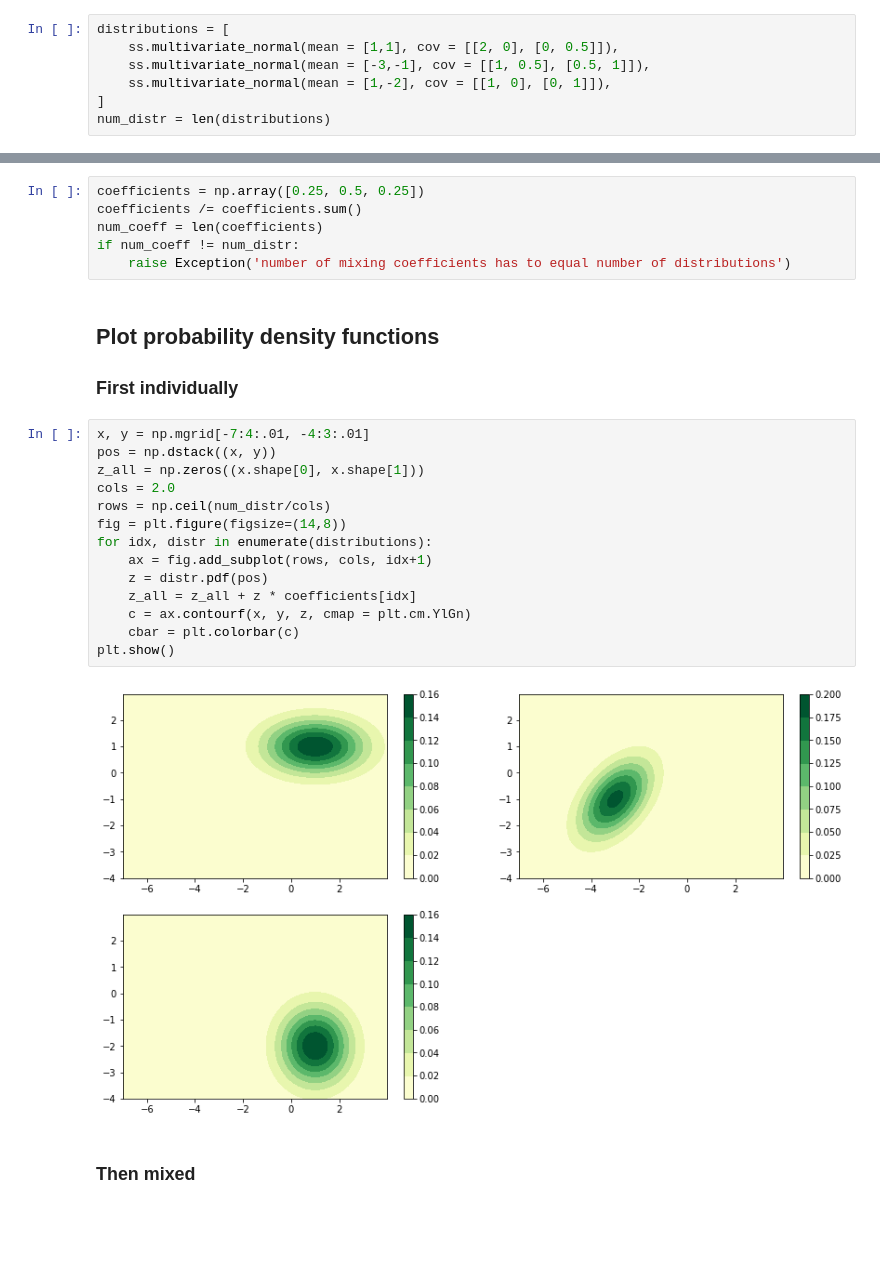
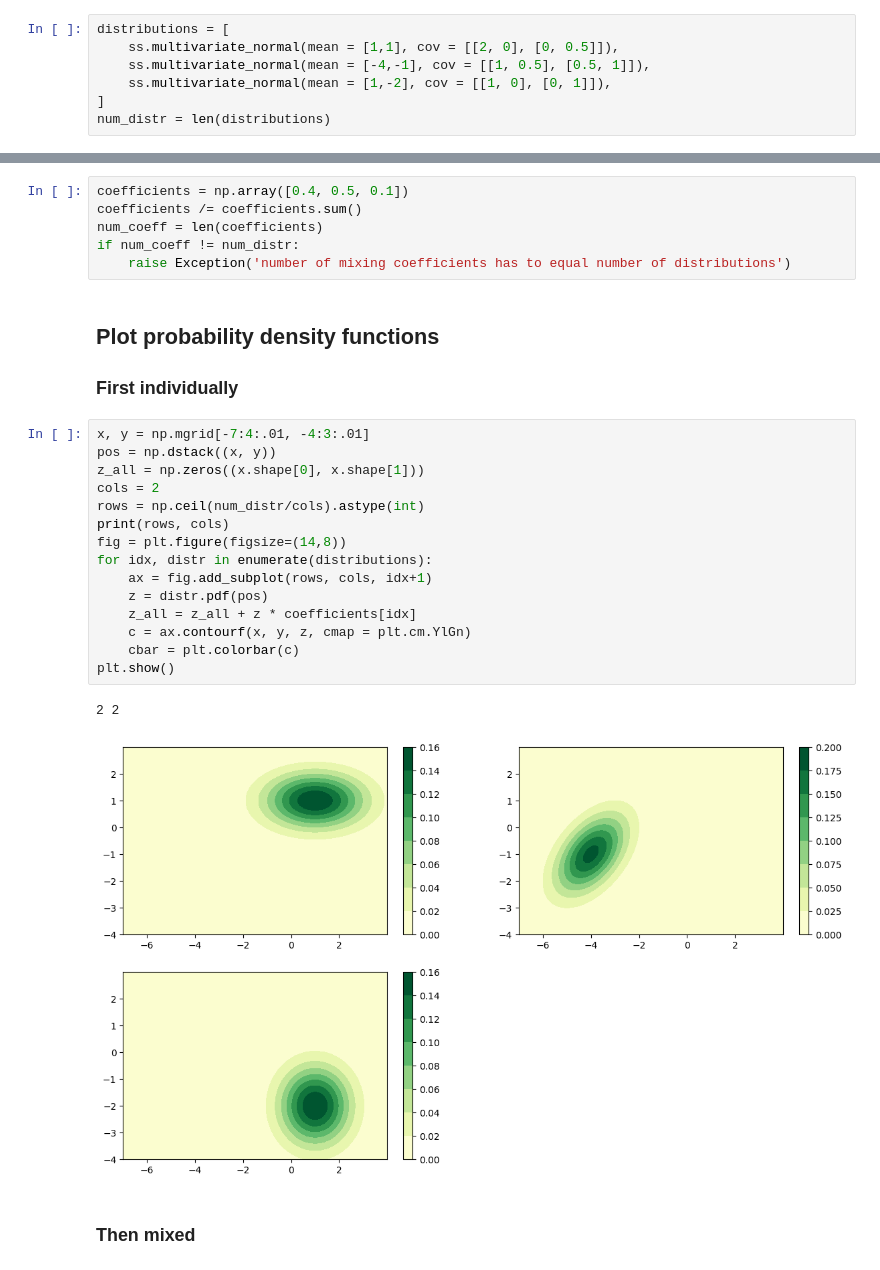
Before and after one commit to ACFaul/Clustering-Python, a Jupyter notebook: 1_GaussianMixture.ipynb, the cells around one changed output, grey strips where cells are left out. Saved outputs shown, nothing was run; the diff lists cells and outputs as text; blank space fills up the shorter version.

```diff
--- a/1_GaussianMixture.ipynb
+++ b/1_GaussianMixture.ipynb
@@ -18,7 +18,7 @@ Here the mixture is composed of three normal distributions, sopecified by their
 # %%
 distributions = [
     ss.multivariate_normal(mean = [1,1], cov = [[2, 0], [0, 0.5]]),
-    ss.multivariate_normal(mean = [-3,-1], cov = [[1, 0.5], [0.5, 1]]),
+    ss.multivariate_normal(mean = [-4,-1], cov = [[1, 0.5], [0.5, 1]]),
     ss.multivariate_normal(mean = [1,-2], cov = [[1, 0], [0, 1]]),
 ]
 num_distr = len(distributions)
@@ -26,7 +26,7 @@ num_distr = len(distributions)
 ## Define mixing coefficients
 <font color='red'> The mixing coefficients define with which probability a sample is generated from a particular distribution</font>. If necessary, the coefficients are scaled to add to one. An exception is raised, if the number of coefficients is not equal to the number of distributuions.
 # %%
-coefficients = np.array([0.25, 0.5, 0.25])
+coefficients = np.array([0.4, 0.5, 0.1])
 coefficients /= coefficients.sum()
 num_coeff = len(coefficients)
 if num_coeff != num_distr:
@@ -37,19 +37,21 @@ if num_coeff != num_distr:
 # %%
 x, y = np.mgrid[-7:4:.01, -4:3:.01]
 pos = np.dstack((x, y))
 z_all = np.zeros((x.shape[0], x.shape[1]))
-cols = 2.0
-rows = np.ceil(num_distr/cols)
+cols = 2
+rows = np.ceil(num_distr/cols).astype(int)
+print(rows, cols)
 fig = plt.figure(figsize=(14,8))
 for idx, distr in enumerate(distributions):
     ax = fig.add_subplot(rows, cols, idx+1)
     z = distr.pdf(pos)
     z_all = z_all + z * coefficients[idx]
     c = ax.contourf(x, y, z, cmap = plt.cm.YlGn)
     cbar = plt.colorbar(c)
 plt.show()
 # %% [output]
+2 2
-[figure, old version]
+[figure, new version]
 # %% [markdown]
 ### Then mixed
 # %%
```
Also changed, not shown: parts of 3 cells of this notebook.
